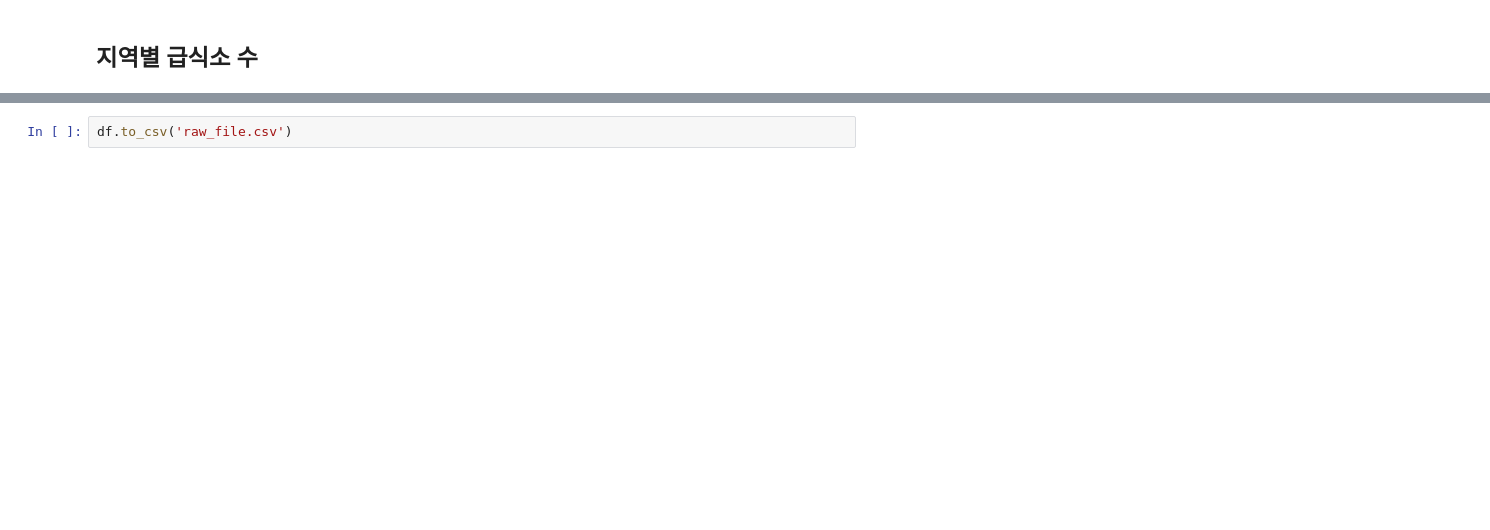
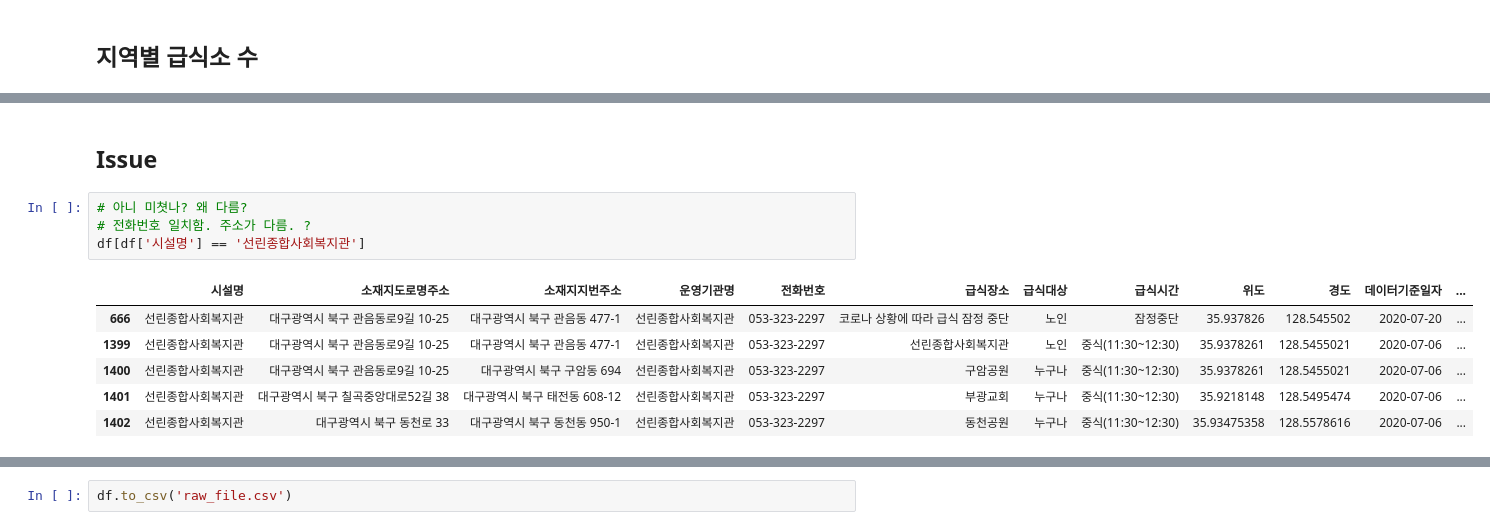
Before and after one commit to hana-dool/2102_JSproject, a Jupyter notebook: Preprocessinng.ipynb, the cells around one changed output, grey strips where cells are left out. Saved outputs shown, nothing was run; the diff lists cells and outputs as text; blank space fills up the shorter version.

```diff
--- a/Preprocessinng.ipynb
+++ b/Preprocessinng.ipynb
@@ -83,0 +175,13 @@ df
+# %% [markdown]
+## Issue
+# %%
+# 아니 미쳣나? 왜 다름?
+# 전화번호 일치함. 주소가 다름. ?
+df[df['시설명'] == '선린종합사회복지관']
+# %% [output]
+|  | 시설명 | 소재지도로명주소 | 소재지지번주소 | 운영기관명 | 전화번호 | 급식장소 | 급식대상 | 급식시간 | 위도 | 경도 | 데이터기준일자 | ... |
+| 666 | 선린종합사회복지관 | 대구광역시 북구 관음동로9길 10-25 | 대구광역시 북구 관음동 477-1 | 선린종합사회복지관 | 053-323-2297 | 코로나 상황에 따라 급식 잠정 중단 | 노인 | 잠정중단 | 35.937826 | 128.545502 | 2020-07-20 | ... |
+| 1399 | 선린종합사회복지관 | 대구광역시 북구 관음동로9길 10-25 | 대구광역시 북구 관음동 477-1 | 선린종합사회복지관 | 053-323-2297 | 선린종합사회복지관 | 노인 | 중식(11:30~12:30) | 35.9378261 | 128.5455021 | 2020-07-06 | ... |
+| 1400 | 선린종합사회복지관 | 대구광역시 북구 관음동로9길 10-25 | 대구광역시 북구 구암동 694 | 선린종합사회복지관 | 053-323-2297 | 구암공원 | 누구나 | 중식(11:30~12:30) | 35.9378261 | 128.5455021 | 2020-07-06 | ... |
+| 1401 | 선린종합사회복지관 | 대구광역시 북구 칠곡중앙대로52길 38 | 대구광역시 북구 태전동 608-12 | 선린종합사회복지관 | 053-323-2297 | 부광교회 | 누구나 | 중식(11:30~12:30) | 35.9218148 | 128.5495474 | 2020-07-06 | ... |
+| 1402 | 선린종합사회복지관 | 대구광역시 북구 동천로 33 | 대구광역시 북구 동천동 950-1 | 선린종합사회복지관 | 053-323-2297 | 동천공원 | 누구나 | 중식(11:30~12:30) | 35.93475358 | 128.5578616 | 2020-07-06 | ... |
```
Also changed, not shown: parts of 49 cells of this notebook.
